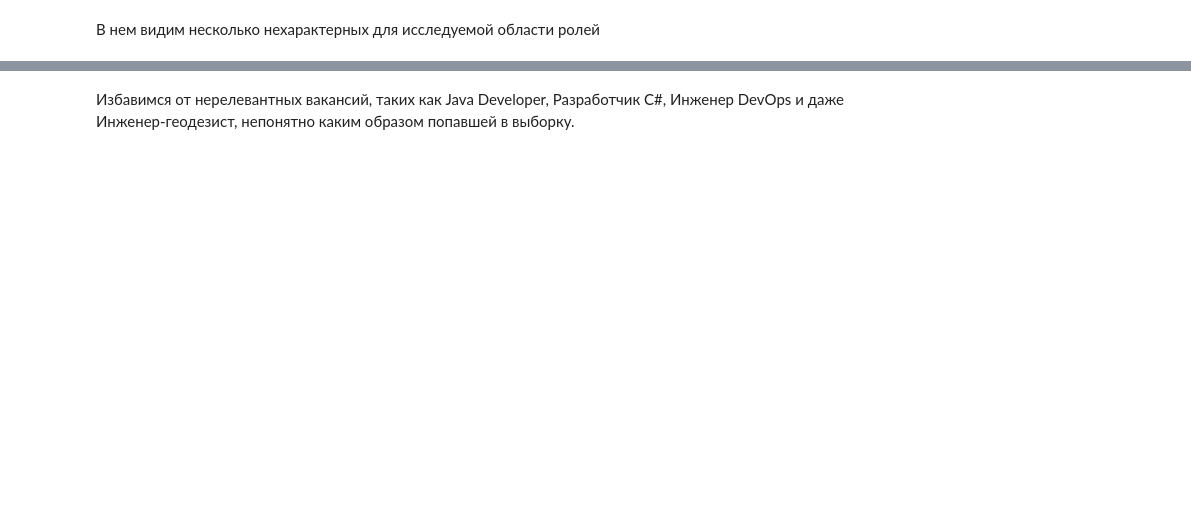
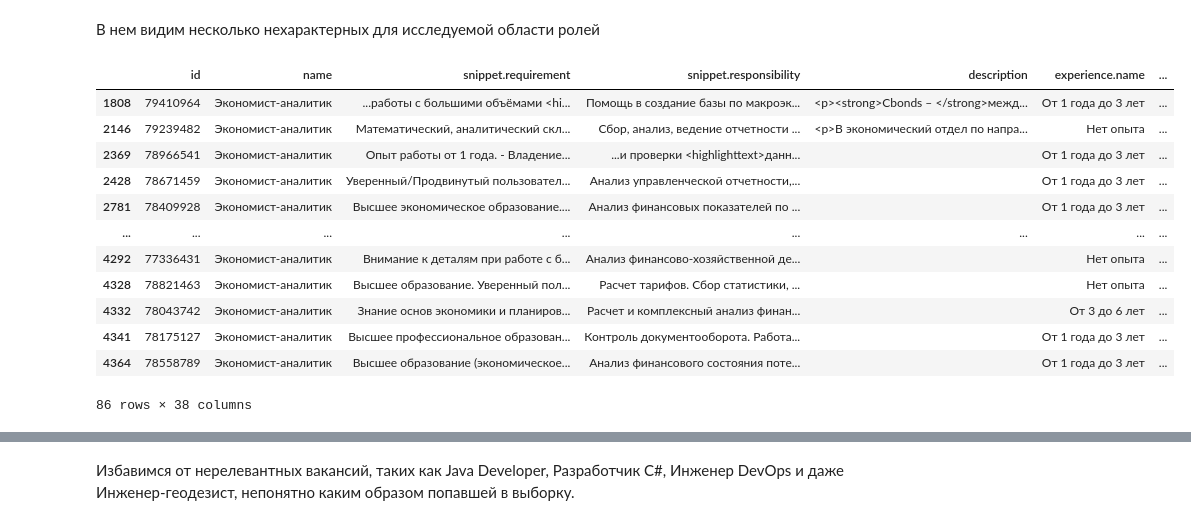
Before and after one commit to maima1810/hh_project, a Jupyter notebook: hh_project/hh_project.ipynb, the cells around one changed output, grey strips where cells are left out. Saved outputs shown, nothing was run; the diff lists cells and outputs as text; code cells hidden in the pictures; blank space fills up the shorter version.

```diff
--- a/hh_project/hh_project.ipynb
+++ b/hh_project/hh_project.ipynb
@@ -727,6 +540,22 @@ array(['Программист, разработчик', 'BI-аналитик,
       dtype=object)
 # %% [markdown]
 В нем видим несколько нехарактерных для исследуемой области ролей
+# %%
+df.loc[df['name'] == 'Экономист-аналитик']
+# %% [output]
+|  | id | name | snippet.requirement | snippet.responsibility | description | experience.name | ... |
+| 1808 | 79410964 | Экономист-аналитик | ...работы с большими объёмами <hi... | Помощь в создание базы по макроэк... | <p><strong>Cbonds – </strong>межд... | От 1 года до 3 лет | ... |
+| 2146 | 79239482 | Экономист-аналитик | Математический, аналитический скл... | Сбор, анализ, ведение отчетности ... | <p>В экономический отдел по напра... | Нет опыта | ... |
+| 2369 | 78966541 | Экономист-аналитик | Опыт работы от 1 года. - Владение... | ...и проверки <highlighttext>данн... |  | От 1 года до 3 лет | ... |
+| 2428 | 78671459 | Экономист-аналитик | Уверенный/Продвинутый пользовател... | Анализ управленческой отчетности,... |  | От 1 года до 3 лет | ... |
+| 2781 | 78409928 | Экономист-аналитик | Высшее экономическое образование.... | Анализ финансовых показателей по ... |  | От 1 года до 3 лет | ... |
+| ... | ... | ... | ... | ... | ... | ... | ... |
+| 4292 | 77336431 | Экономист-аналитик | Внимание к деталям при работе с б... | Анализ финансово-хозяйственной де... |  | Нет опыта | ... |
+| 4328 | 78821463 | Экономист-аналитик | Высшее образование. Уверенный пол... | Расчет тарифов. Сбор статистики, ... |  | Нет опыта | ... |
+| 4332 | 78043742 | Экономист-аналитик | Знание основ экономики и планиров... | Расчет и комплексный анализ финан... |  | От 3 до 6 лет | ... |
+| 4341 | 78175127 | Экономист-аналитик | Высшее профессиональное образован... | Контроль документооборота. Работа... |  | От 1 года до 3 лет | ... |
+| 4364 | 78558789 | Экономист-аналитик | Высшее образование (экономическое... | Анализ финансового состояния поте... |  | От 1 года до 3 лет | ... |
+86 rows × 38 columns
 # %%
 df.loc[df['professional_roles_name'] == 'Финансовый директор (CFO)']
 # %% [output]
```
Also changed, not shown: parts of 37 cells of this notebook, 5 other files.
